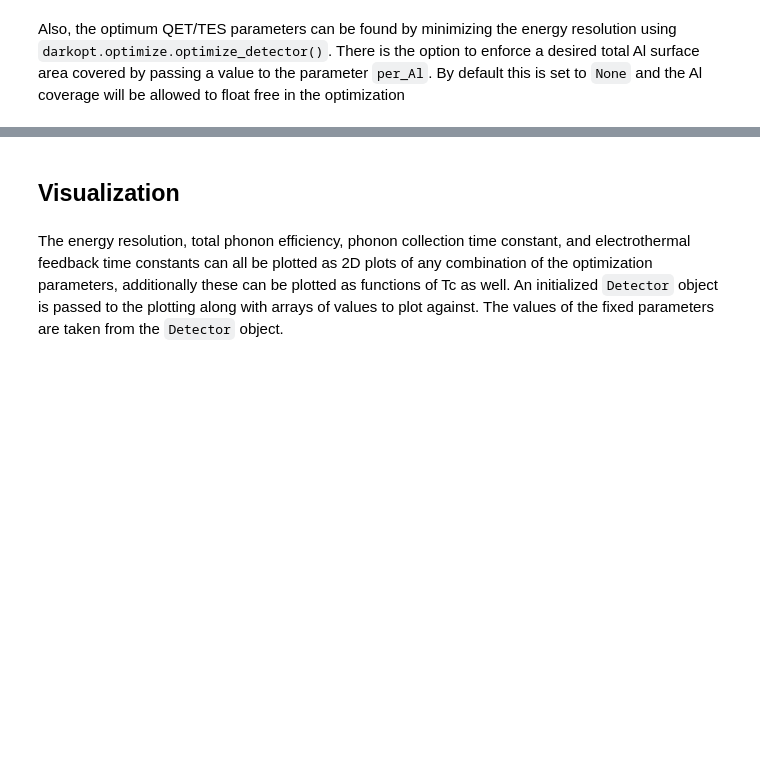
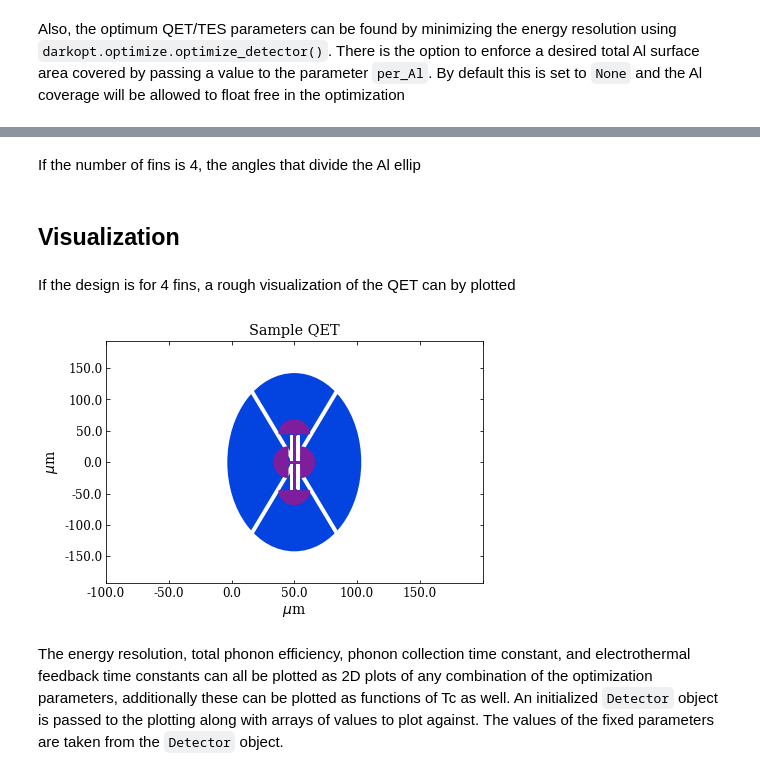
Before and after one commit to spice-herald/DarkOpt, a Jupyter notebook: Examples/example.ipynb, the cells around one changed output, grey strips where cells are left out. Drawn from its saved outputs; the diff is of its cells as text; code cells hidden in the pictures; blank space fills up the shorter version.

```diff
--- a/Examples/example.ipynb
+++ b/Examples/example.ipynb
@@ -133,5 +162,13 @@ Phase margin = 99.0 [%] (phase_sep_legth - tes_legnth)/tes_legnth)
+# %% [markdown]
+If the number of fins is 4, the angles that divide the Al ellip
 # %% [markdown]
 ## Visualization
+# %% [markdown]
+If the design is for 4 fins, a rough visualization of the QET can by plotted
+# %%
+det_opt.plot_qet()
+# %% [output]
+[figure, added]
 # %% [markdown]
 The energy resolution, total phonon efficiency, phonon collection time constant, and electrothermal feedback time constants can all be plotted as 2D plots of any combination of the optimization parameters, additionally these can be plotted as functions of Tc as well. An initialized `Detector` object is passed to the plotting along with arrays of values to plot against. The values of the fixed parameters are taken from the `Detector` object.
 # %%
```
Also changed, not shown: parts of 3 cells of this notebook, 1 other file.
